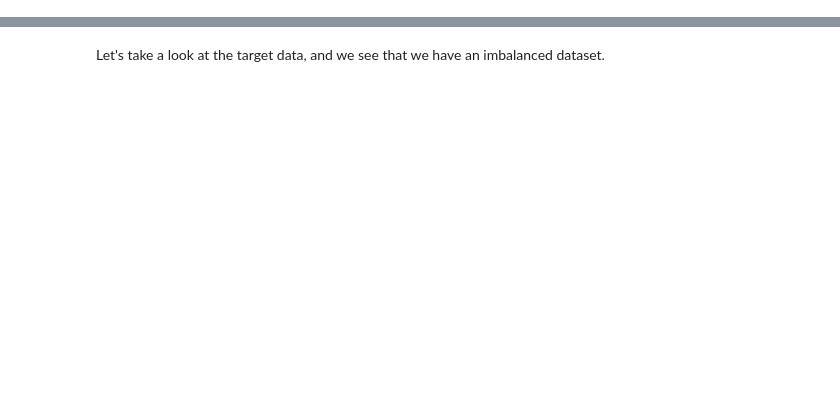
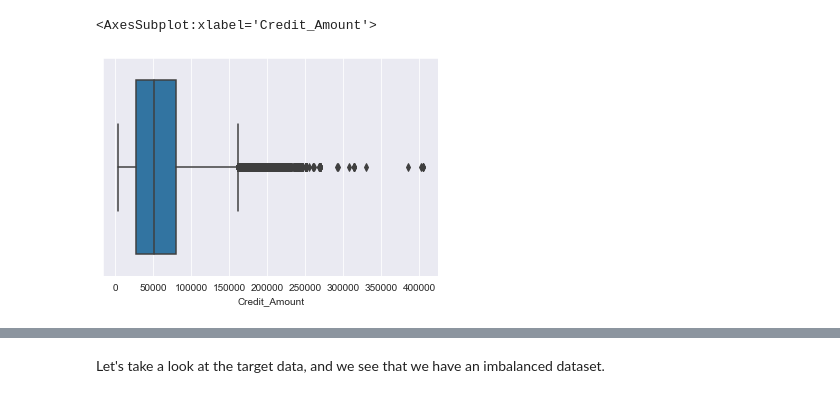
Before and after one commit to seekpinky/Flatiron_phase5cap, a Jupyter notebook: MVP_IF_NEED_1.ipynb, the cells around one changed output, grey strips where cells are left out. Saved outputs shown, nothing was run; the diff lists cells and outputs as text; code cells hidden in the pictures; blank space fills up the shorter version.

```diff
--- a/MVP_IF_NEED_1.ipynb
+++ b/MVP_IF_NEED_1.ipynb
@@ -98,0 +227,5 @@ from sklearn.neural_network import MLPClassifier
+# %%
+sns.boxplot(autoloan_raw_df['Credit_Amount'])
+# %% [output]
+<AxesSubplot:xlabel='Credit_Amount'>
+[figure, added]
```
Also changed, not shown: parts of 99 cells of this notebook, 3 other files.
